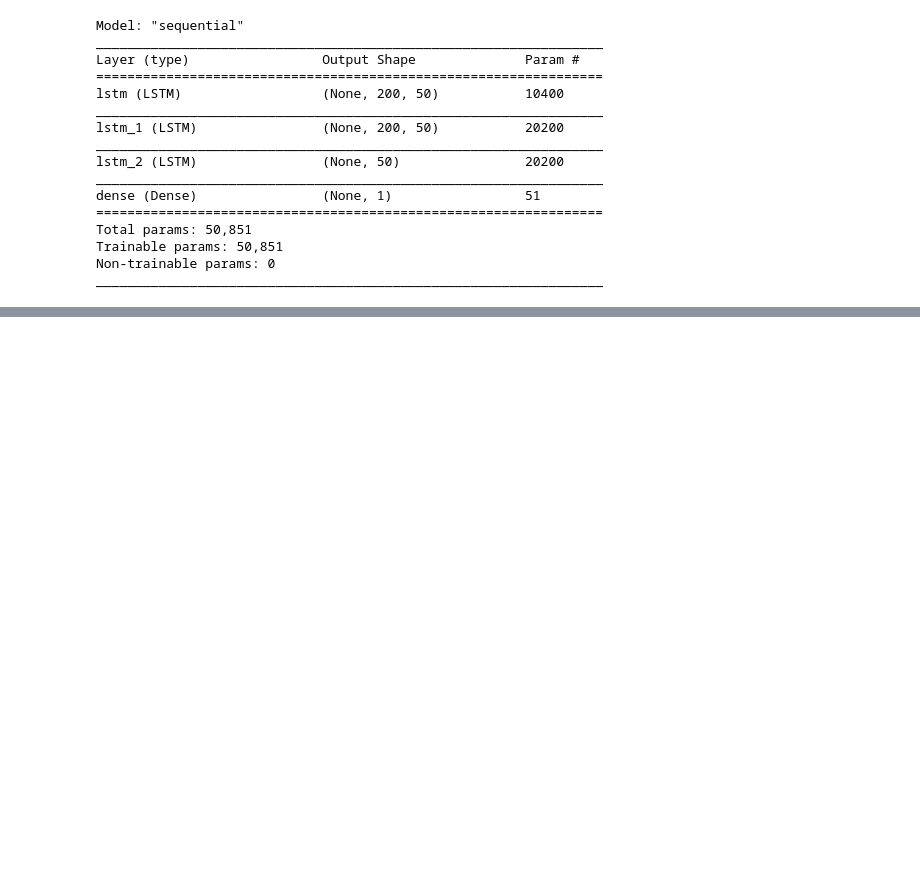
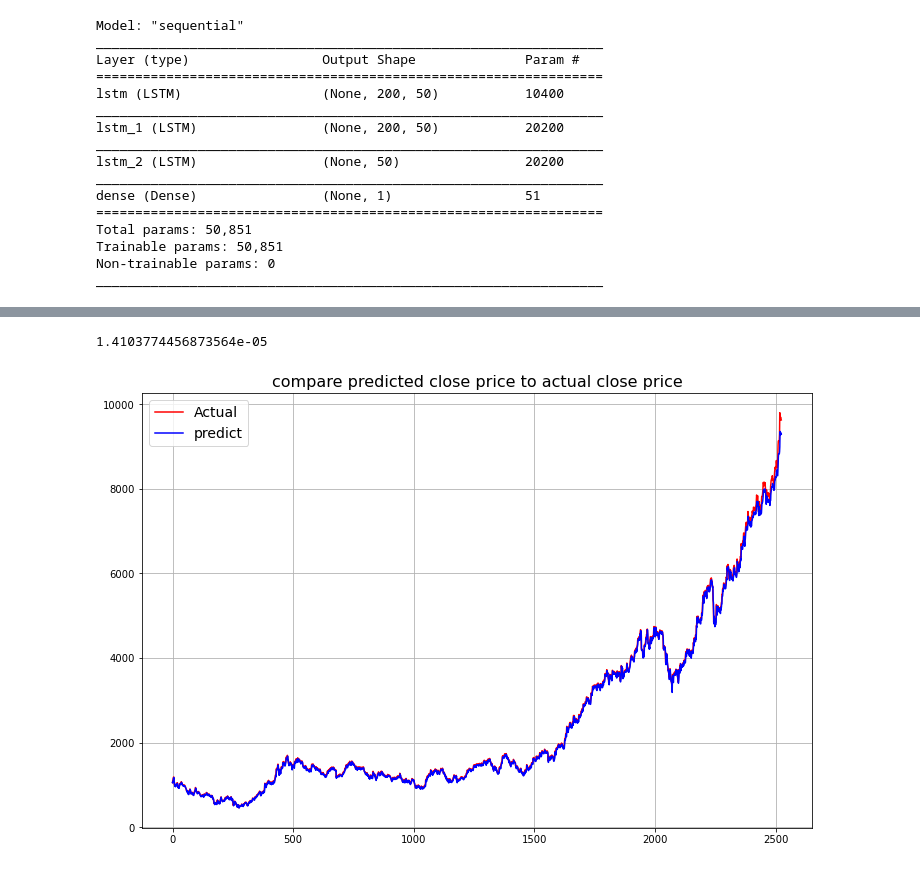
Before and after one commit to NinaRazani/machine-learning-in-finance, a Jupyter notebook: ClosePricePrediction.ipynb, the cells around one changed output, grey strips where cells are left out. Saved outputs shown, nothing was run; the diff lists cells and outputs as text; code cells hidden in the pictures; blank space fills up the shorter version.

Commit message:
add visualization of output / suggest user to buy or sell

```diff
--- a/ClosePricePrediction.ipynb
+++ b/ClosePricePrediction.ipynb
@@ -237,3 +182,7 @@ tdf=testf1[['close ']]
+# %%
+tdf.replace(',','', regex=True, inplace=True)
+# %%
+tdf['close '] = tdf['close '].astype(float)
 # %%
 from sklearn.preprocessing import MinMaxScaler
 scaler = MinMaxScaler(feature_range=(0,1))
@@ -249,3 +194,5 @@ testx.shape   , testy.shape
 testx=testx.reshape(testx.shape[0], testx.shape[1], 1)
 # %%
 predict=model.predict(testx)
+# %%
+testy = testy.reshape(2524,1)
@@ -251,0 +206,4 @@ predict=model.predict(testx)
+# %%
+mape
+# %% [output]
+1.4103774456873564e-05
@@ -251,0 +212,13 @@ predict=model.predict(testx)
+# %%
+# return to actual value (destandardization)
+predictinv = scaler.inverse_transform(predict)
+testyinv = scaler.inverse_transform(testy)
+# %%
+plt.figure(figsize=(12, 8))
+plt.plot(testyinv, '-r', label='Actual')
+plt.plot(predictinv, '-b', label='predict')
+plt.legend(fontsize=14)
+plt.title('compare predicted close price to actual close price', fontsize=16)
+plt.grid()
+# %% [output]
+[figure, added]
```
Also changed, not shown: parts of 64 cells of this notebook.
